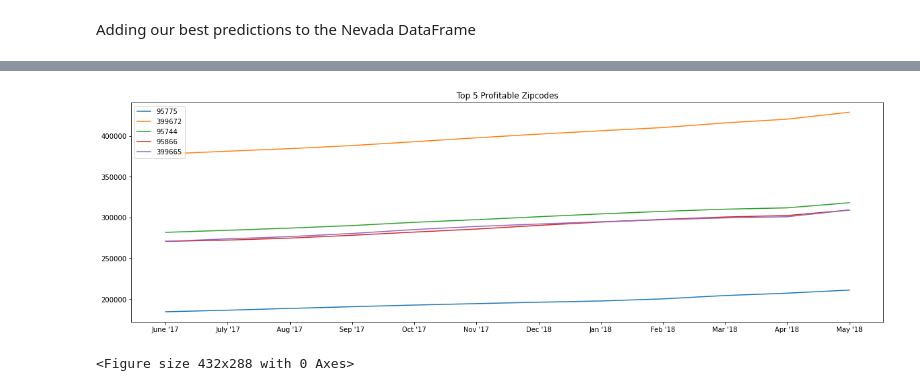
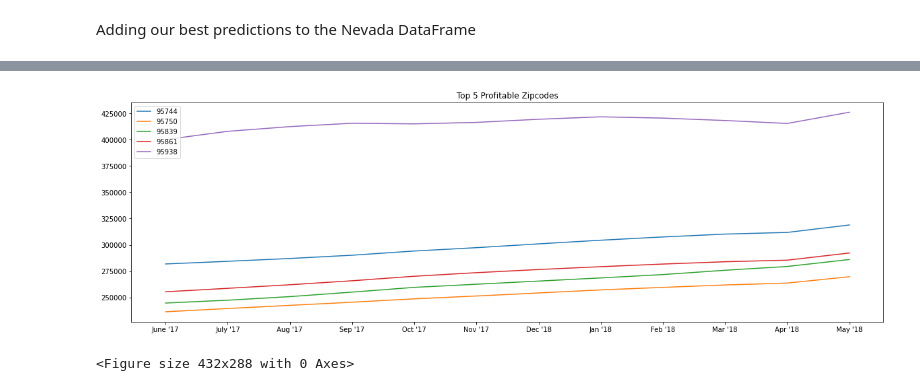
Before and after one commit to FeritYikar/phase4, a Jupyter notebook: jupyter_files/ferit_yikar.ipynb, the cells around one changed output, grey strips where cells are left out. Drawn from its saved outputs; the diff is of its cells as text; code cells hidden in the pictures.

```diff
--- a/jupyter_files/ferit_yikar.ipynb
+++ b/jupyter_files/ferit_yikar.ipynb
@@ -859,18 +855,18 @@ investment_chart_data
 # %%
 months = ["June '17", "July '17","Aug '17","Sep '17","Oct '17","Nov '17","Dec '18","Jan '18","Feb '18","Mar '18","Apr '18", "May '18"]
 fig, ax = plt.subplots(figsize=(20,6))
 fig = plt.figure()
 
-ax.plot(months, investment_chart_data[95775])
-ax.plot(months, investment_chart_data[399672])
 ax.plot(months, investment_chart_data[95744])
-ax.plot(months, investment_chart_data[95866])
-ax.plot(months, investment_chart_data[399665])
+ax.plot(months, investment_chart_data[95750])
+ax.plot(months, investment_chart_data[95839])
+ax.plot(months, investment_chart_data[95861])
+ax.plot(months, investment_chart_data[95938])
 
 
 
 ax.set_title('Top 5 Profitable Zipcodes')
-ax.legend(['95775','399672','95744','95866','399665'], loc=('upper left'));
+ax.legend(['95744','95750','95839','95861','95938'], loc=('upper left'));
 # %% [output]
-[figure, old version]
+[figure, new version]
 <Figure size 432x288 with 0 Axes>
```
Also changed, not shown: parts of 26 cells of this notebook, 17 other files.
